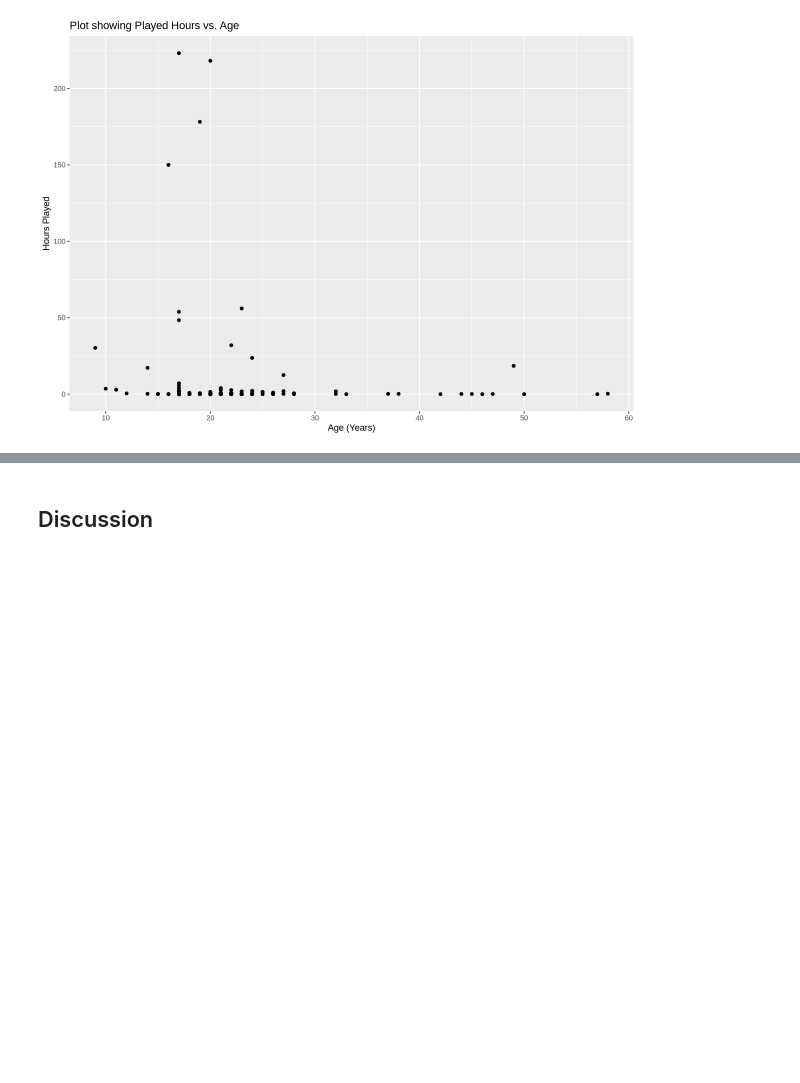
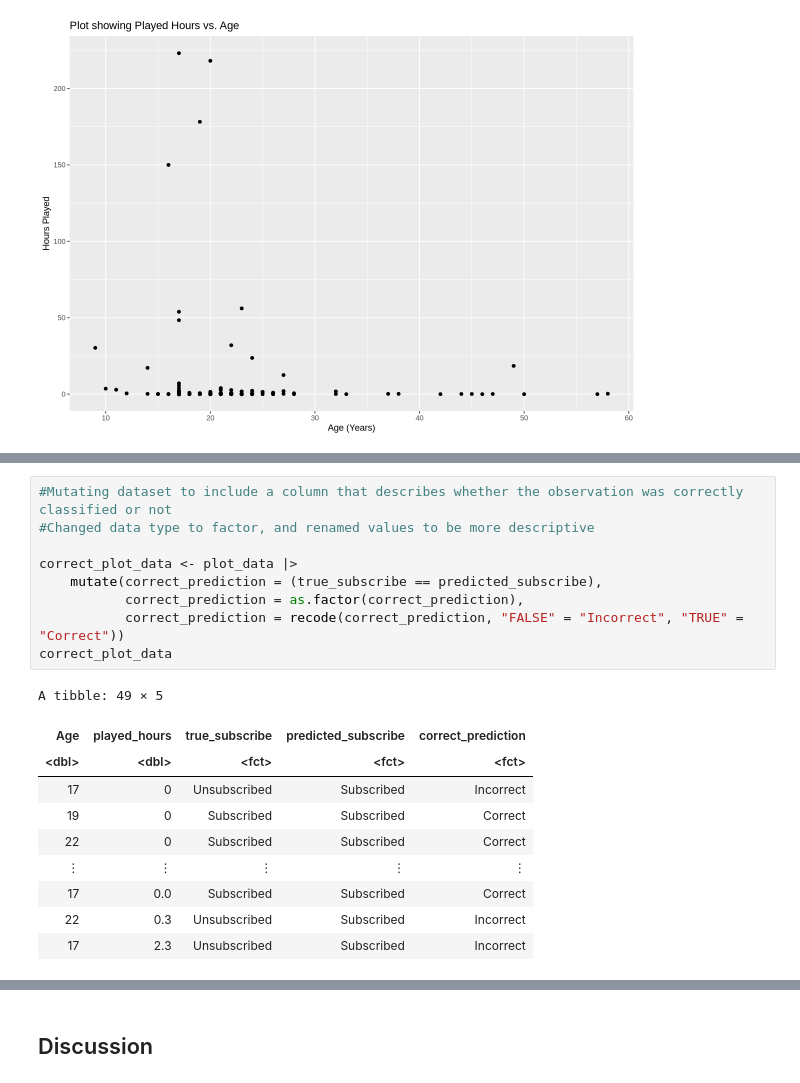
Before and after one commit to katelynteng/group_2_final_project, a Jupyter notebook: group_2_final_project.ipynb, the cells around one changed output, grey strips where cells are left out. Drawn from its saved outputs; the diff is of its cells as text; blank space fills up the shorter version.

```diff
--- a/group_2_final_project.ipynb
+++ b/group_2_final_project.ipynb
@@ -373,0 +356,20 @@ pred_plot
+# %%
+#Mutating dataset to include a column that describes whether the observation was correctly classified or not
+#Changed data type to factor, and renamed values to be more descriptive
+
+correct_plot_data <- plot_data |>
+    mutate(correct_prediction = (true_subscribe == predicted_subscribe),
+           correct_prediction = as.factor(correct_prediction),
+           correct_prediction = recode(correct_prediction, "FALSE" = "Incorrect", "TRUE" = "Correct"))
+correct_plot_data
+# %% [output]
+A tibble: 49 × 5
+| Age | played_hours | true_subscribe | predicted_subscribe | correct_prediction |
+| <dbl> | <dbl> | <fct> | <fct> | <fct> |
+| 17 | 0 | Unsubscribed | Subscribed | Incorrect |
+| 19 | 0 | Subscribed | Subscribed | Correct |
+| 22 | 0 | Subscribed | Subscribed | Correct |
+| ⋮ | ⋮ | ⋮ | ⋮ | ⋮ |
+| 17 | 0.0 | Subscribed | Subscribed | Correct |
+| 22 | 0.3 | Unsubscribed | Subscribed | Incorrect |
+| 17 | 2.3 | Unsubscribed | Subscribed | Incorrect |
```
Also changed, not shown: parts of 7 cells of this notebook.
